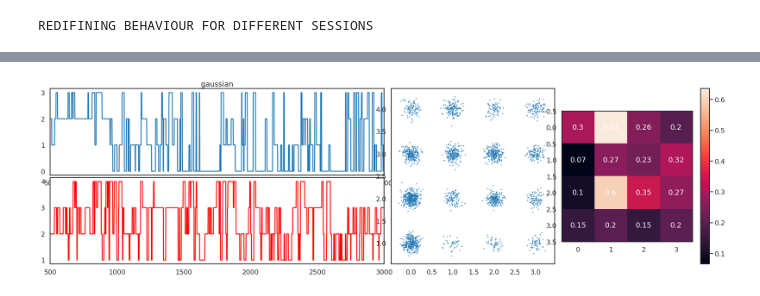
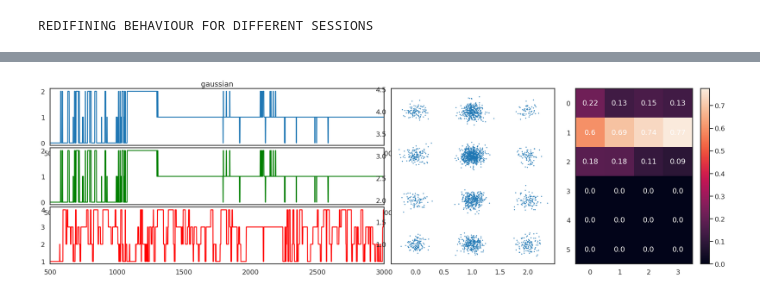
Before and after one commit to melisamc89/neural_analysys, a Jupyter notebook: src/hmm_calcium.ipynb, the cells around one changed output, grey strips where cells are left out. Saved outputs shown, nothing was run; the diff lists cells and outputs as text; code cells hidden in the pictures.

Commit message:
raster for calcium plot

```diff
--- a/src/hmm_calcium.ipynb
+++ b/src/hmm_calcium.ipynb
@@ -64,7 +66,7 @@ cmap = gradient_cmap(colors)
 # define mouse information, and preprocessin versions from analysis.
 # load data for all sessions in this mouse and compute mean activity for each neuron.
 
-mouse = 32364       ### mouse number id
+mouse = 32363       ### mouse number id
 decoding_v = 1            ## decoding version, normaly equal to one
 motion_correction_v = 20  ### 100 means everything was aligned, 200 means it was also equalized, 20 is for day wise
 alignment_v = 3           ## alignment version, version 3 is for day wise
@@ -78,7 +80,7 @@ sf = 10                   ## sampling frequency of the original signal
 re_sf=1            ## value of resampling
 session_now = 1
 BINS = 70
-FR_limit = 12
+FR_limit = 15
 period = int(1 * sf / re_sf)
 period_resting = period *10
 fixed = 'None'
@@ -367,7 +392,7 @@ N_iters = 100
 #X =np.array([x,y,diffx,diffy]).T
 # Set the parameters of the HMM
 T = X.shape[0]      # number of time bins
-K = 4       # number of discrete states
+K = 3      # number of discrete states
 D = X.shape[1]       # number of observed dimensions
 print(T)
 # %% [output]
@@ -410,7 +435,8 @@ gs = plt.GridSpec(12, 16)
 x1 = 500
 x2 = 3000
 
-ax = fig.add_subplot(gs[0:6, 0:8])
+
+ax = fig.add_subplot(gs[0:4, 0:8])
 # Plot the inferred states
 for i, obs in enumerate(observations):
     zs = []
@@ -418,39 +444,44 @@ for i, obs in enumerate(observations):
     ax.plot(smoothed_z)
     if i != len(observations) - 1:
         ax.set_xticks()
     else:
         ax.set_xlabel("time")
     ax.set_title(obs)
 
 #ax[0].plot(ybehaviour)
 ax.set_xlim([x1,x2])
 #ax[0].tight_layout()
 
-ax = fig.add_subplot(gs[6:12, 0:8])
+hmm_z = model.most_likely_states(X)
+ax = fig.add_subplot(gs[4:8, 0:8])
+ax.plot(hmm_z, color = 'g')
+ax.set_xlim([x1,x2])
+
+ax = fig.add_subplot(gs[8:12, 0:8])
 ybehaviour_filtered = signal.medfilt(ybehaviour,7)
 ax.plot(ybehaviour_filtered, color = 'r')
 ax.set_xlim([x1,x2])
 
 ax = fig.add_subplot(gs[:, 8:12])
 ax.scatter(smoothed_z[x1:x2]+np.random.normal(0,0.1,x2-x1),signal.medfilt(ybehaviour,7)[x1:x2]+np.random.normal(0,0.1,x2-x1), 1)
 
-histogram = np.zeros((4,4))
+histogram = np.zeros((6,4))
 for x, y in zip(list(smoothed_z),list(ybehaviour_filtered)):
     histogram[int(x),int(y)-1] +=1
-histogram = histogram/np.sum(histogram,axis = 1)
+histogram = histogram/np.sum(histogram,axis = 0)
 
 ax4 = fig.add_subplot(gs[:, 12:16])
 confusion = ax4.imshow(histogram)
 fig.colorbar(confusion, ax=ax4)
 
-for i in range(len(histogram)):
-    for j in range(len(histogram)):
+for i in range(histogram.shape[0]):
+    for j in range(histogram.shape[1]):
         text = ax4.text(j, i, round(histogram[i,j],2),
                     ha="center", va="center", color="w")
 
 #plt.subplots_adjust(wspace=0.1, hspace=0.0)
 # %% [output]
-[figure, old version]
+[figure, new version]
 # %%
 hmm_z = model.most_likely_states(X)
 # %%
```
Also changed, not shown: parts of 9 cells of this notebook, 9 other files.
